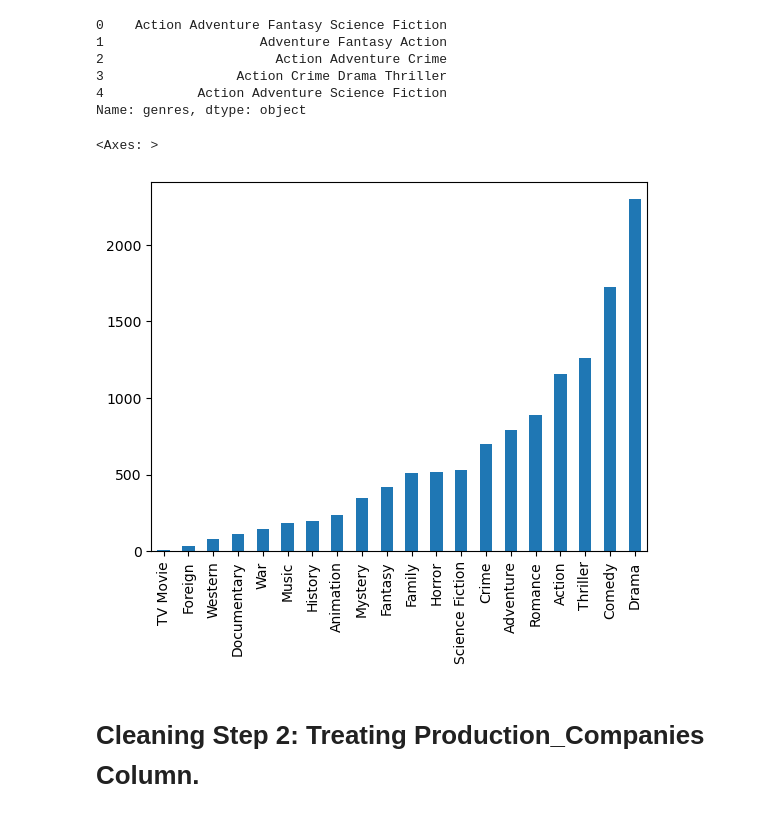
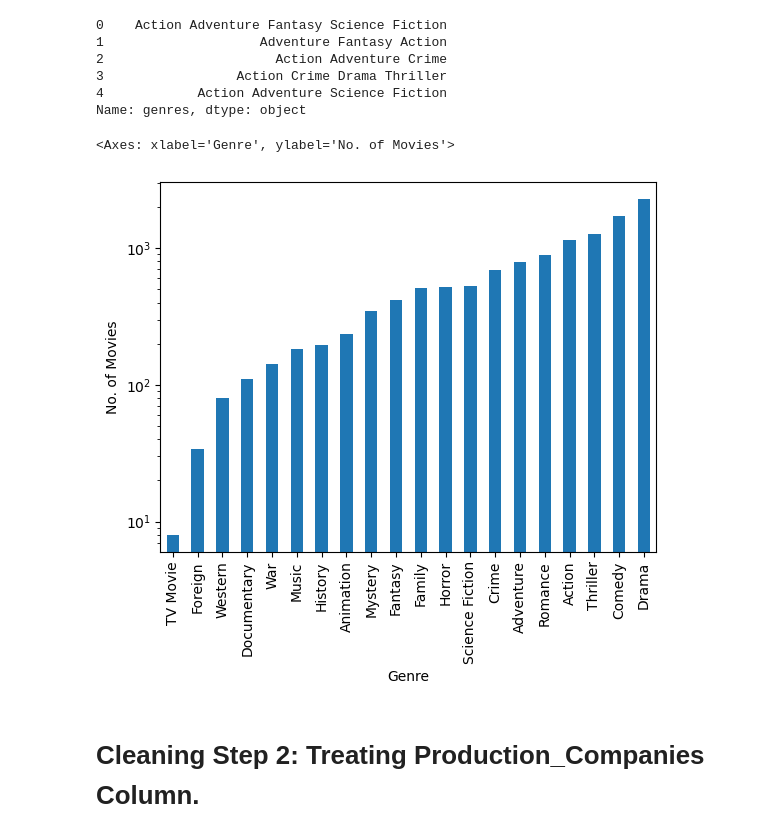
Before and after one commit to UTDRON/DIC_587, a Jupyter notebook: cleaning genre column.ipynb, the cells around one changed output. Saved outputs shown, nothing was run; the diff lists cells and outputs as text; code cells hidden in the pictures.

Commit message:
visualizations added

```diff
--- a/cleaning genre column.ipynb
+++ b/cleaning genre column.ipynb
@@ -85,10 +85,10 @@ for i in range(len(df_movie)):
 
 df_genre = pd.DataFrame(genre_names, columns=['Genre'])
 # %%
-df_genre.Genre.value_counts().sort_values().plot(kind = 'bar')
+df_genre.Genre.value_counts().sort_values().plot(kind = 'bar',logy = True, xlabel="Genre",ylabel = "No. of Movies")
 # %% [output]
-<Axes: >
+<Axes: xlabel='Genre', ylabel='No. of Movies'>
-[figure, old version]
+[figure, new version]
 # %%
 new_columns = []
 for i in range (len(df_genre.Genre.value_counts().keys())):
```
Also changed, not shown: parts of 15 cells of this notebook, 1 other file.
